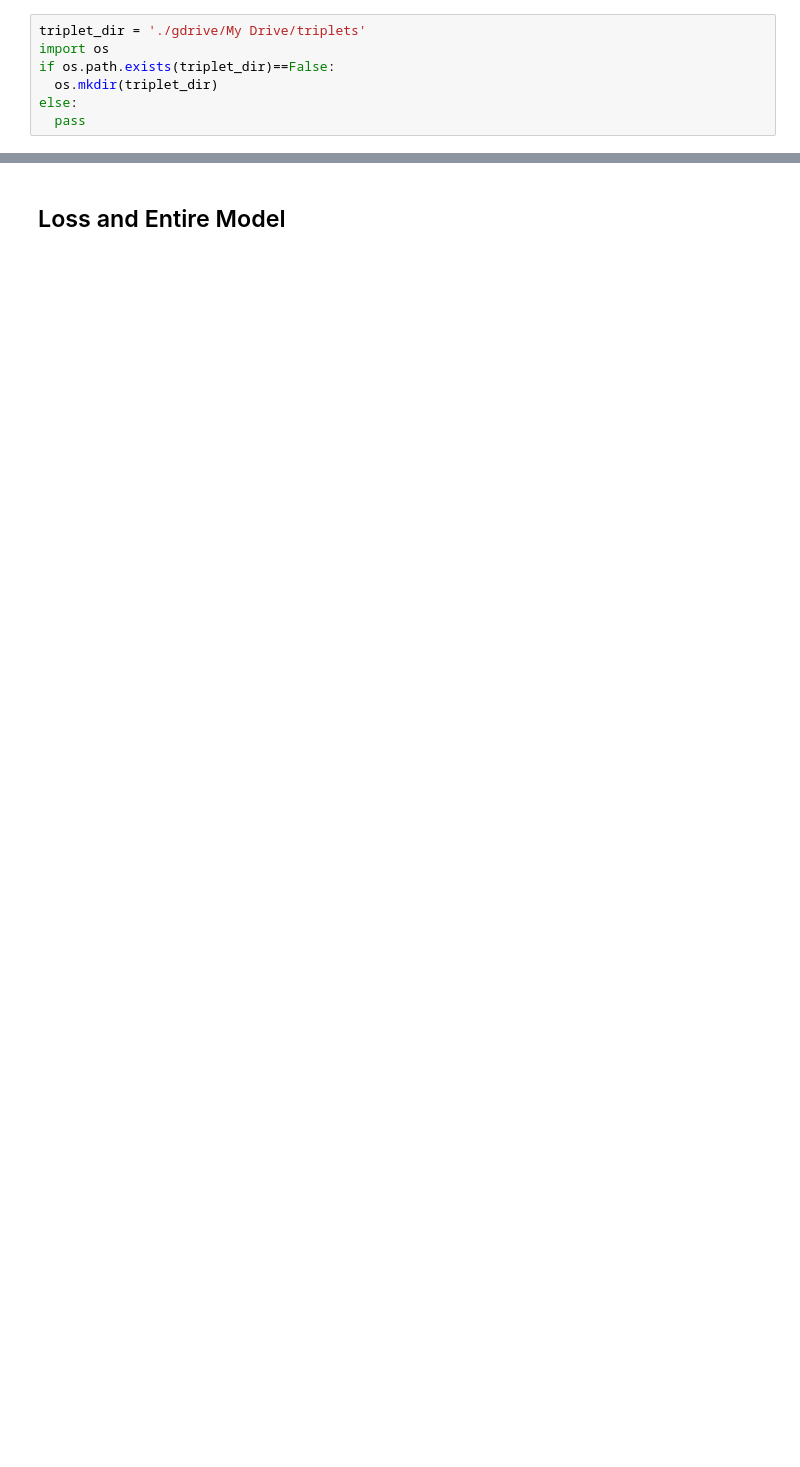
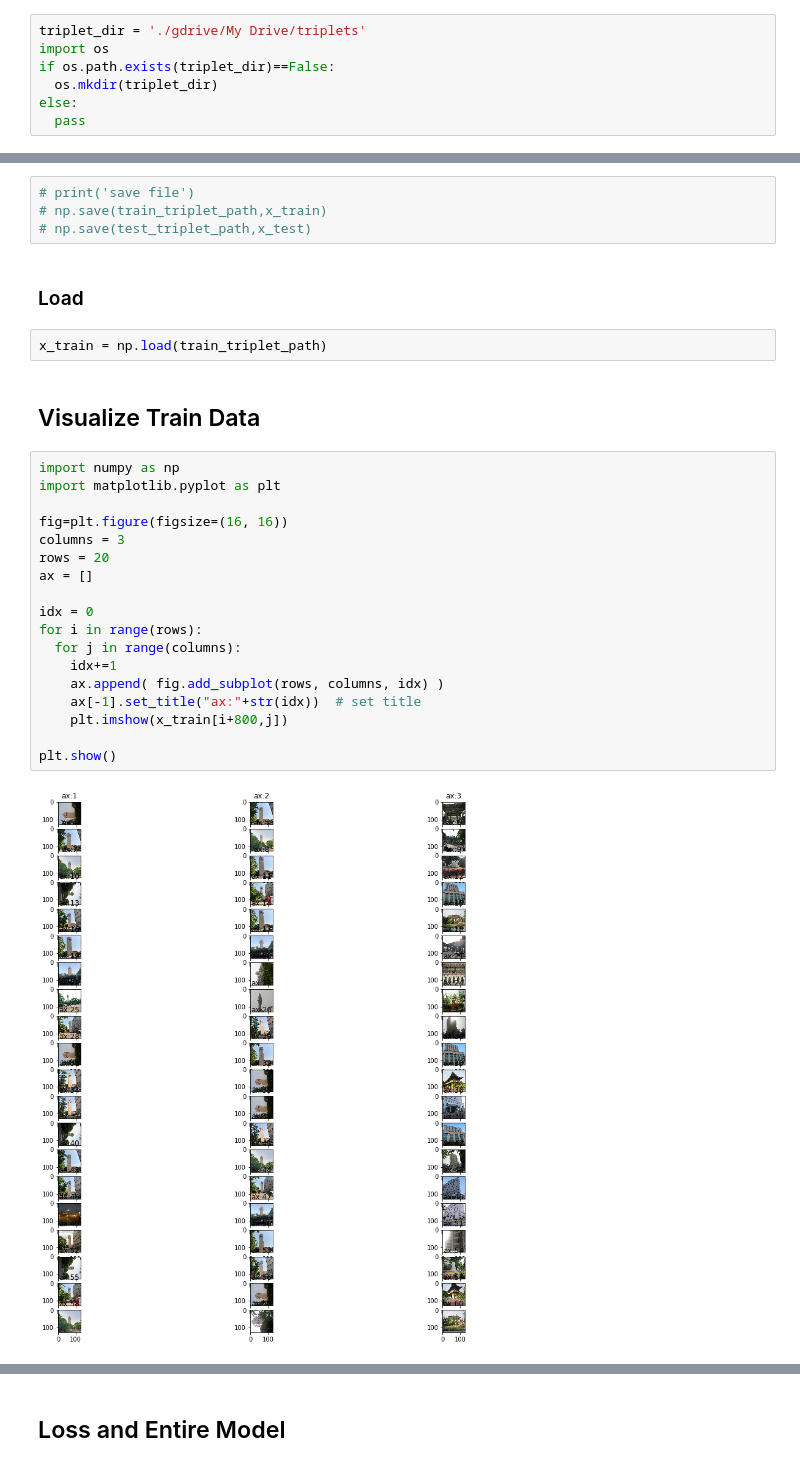
Before and after one commit to glee1228/netVLad_Sejong, a Jupyter notebook: netVLAD_triplet_keras_ldh.ipynb, the cells around one changed output, grey strips where cells are left out. Drawn from its saved outputs; the diff is of its cells as text; blank space fills up the shorter version.

```diff
--- a/netVLAD_triplet_keras_ldh.ipynb
+++ b/netVLAD_triplet_keras_ldh.ipynb
@@ -364,0 +339,30 @@ save file
+# %%
+# print('save file')
+# np.save(train_triplet_path,x_train)
+# np.save(test_triplet_path,x_test)
+# %% [markdown]
+### Load
+# %%
+x_train = np.load(train_triplet_path)
+# %% [markdown]
+## Visualize Train Data
+# %%
+import numpy as np
+import matplotlib.pyplot as plt
+
+fig=plt.figure(figsize=(16, 16))
+columns = 3
+rows = 20
+ax = []
+
+idx = 0
+for i in range(rows):
+  for j in range(columns):
+    idx+=1
+    ax.append( fig.add_subplot(rows, columns, idx) )
+    ax[-1].set_title("ax:"+str(idx))  # set title
+    plt.imshow(x_train[i+800,j])
+
+plt.show()
+# %% [output]
+[figure, added]
```
Also changed, not shown: parts of 34 cells of this notebook.
